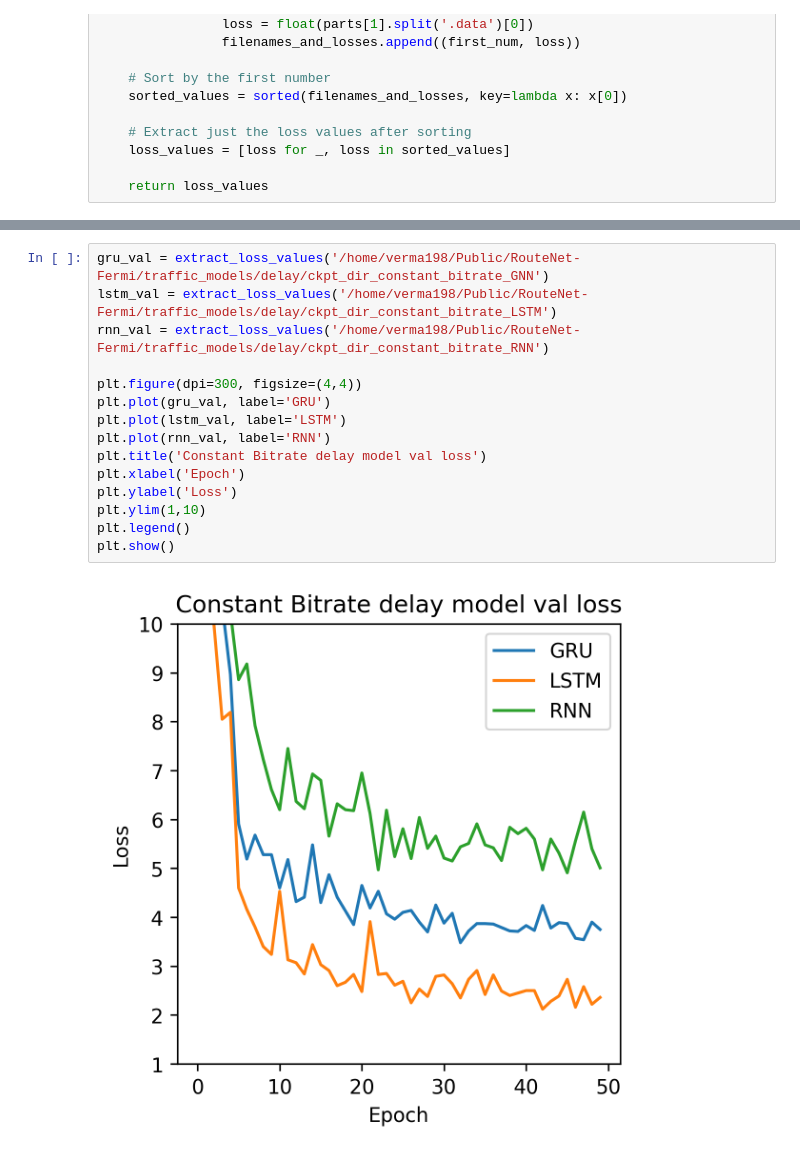
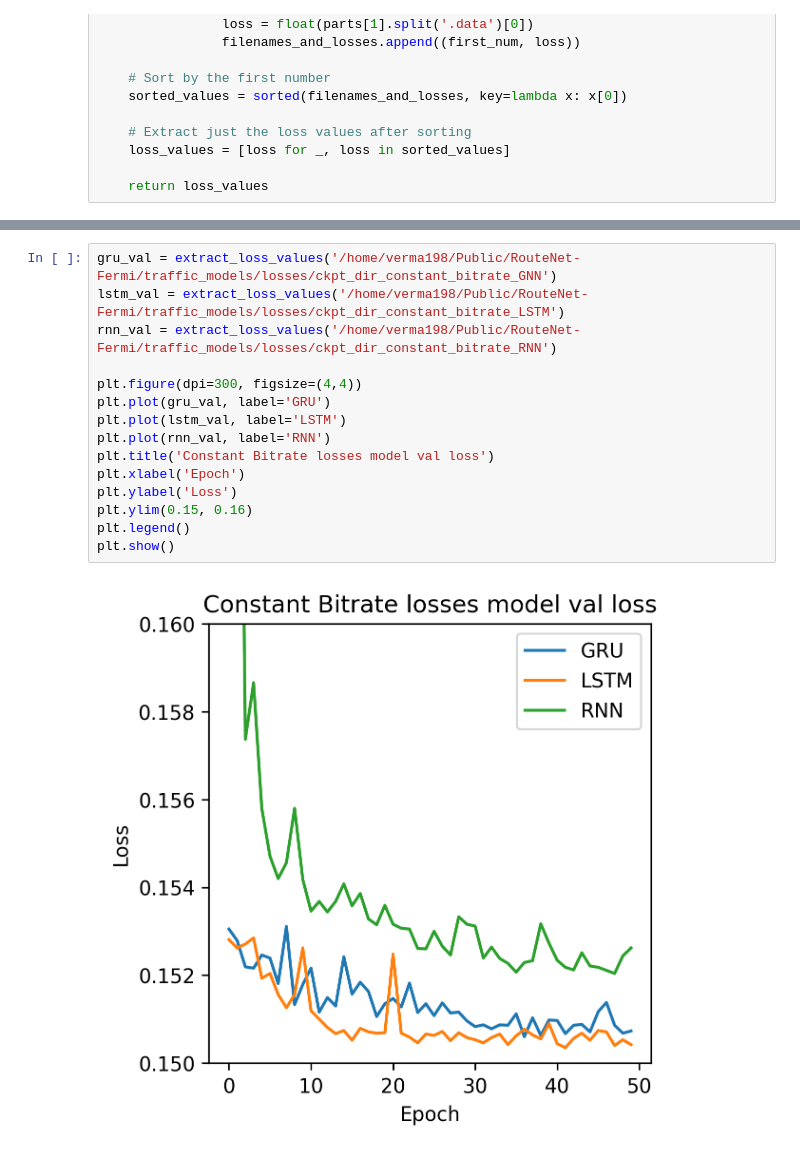
Before and after one commit to shouryaverma/routenet_fermi, a Jupyter notebook: results.ipynb, the cells around one changed output, grey strips where cells are left out. Drawn from its saved outputs; the diff is of its cells as text.

```diff
--- a/results.ipynb
+++ b/results.ipynb
@@ -231,18 +231,18 @@ plt.show()
 # %%
-gru_val = extract_loss_values('/home/verma198/Public/RouteNet-Fermi/traffic_models/delay/ckpt_dir_constant_bitrate_GNN')
-lstm_val = extract_loss_values('/home/verma198/Public/RouteNet-Fermi/traffic_models/delay/ckpt_dir_constant_bitrate_LSTM')
-rnn_val = extract_loss_values('/home/verma198/Public/RouteNet-Fermi/traffic_models/delay/ckpt_dir_constant_bitrate_RNN')
+gru_val = extract_loss_values('/home/verma198/Public/RouteNet-Fermi/traffic_models/losses/ckpt_dir_constant_bitrate_GNN')
+lstm_val = extract_loss_values('/home/verma198/Public/RouteNet-Fermi/traffic_models/losses/ckpt_dir_constant_bitrate_LSTM')
+rnn_val = extract_loss_values('/home/verma198/Public/RouteNet-Fermi/traffic_models/losses/ckpt_dir_constant_bitrate_RNN')
 
 plt.figure(dpi=300, figsize=(4,4))
 plt.plot(gru_val, label='GRU')
 plt.plot(lstm_val, label='LSTM')
 plt.plot(rnn_val, label='RNN')
-plt.title('Constant Bitrate delay model val loss')
+plt.title('Constant Bitrate losses model val loss')
 plt.xlabel('Epoch')
 plt.ylabel('Loss')
-plt.ylim(1,10)
+plt.ylim(0.15, 0.16)
 plt.legend()
 plt.show()
 # %% [output]
-[figure, old version]
+[figure, new version]
 # %%
```
Also changed, not shown: parts of 7 cells of this notebook, 3 other files.
